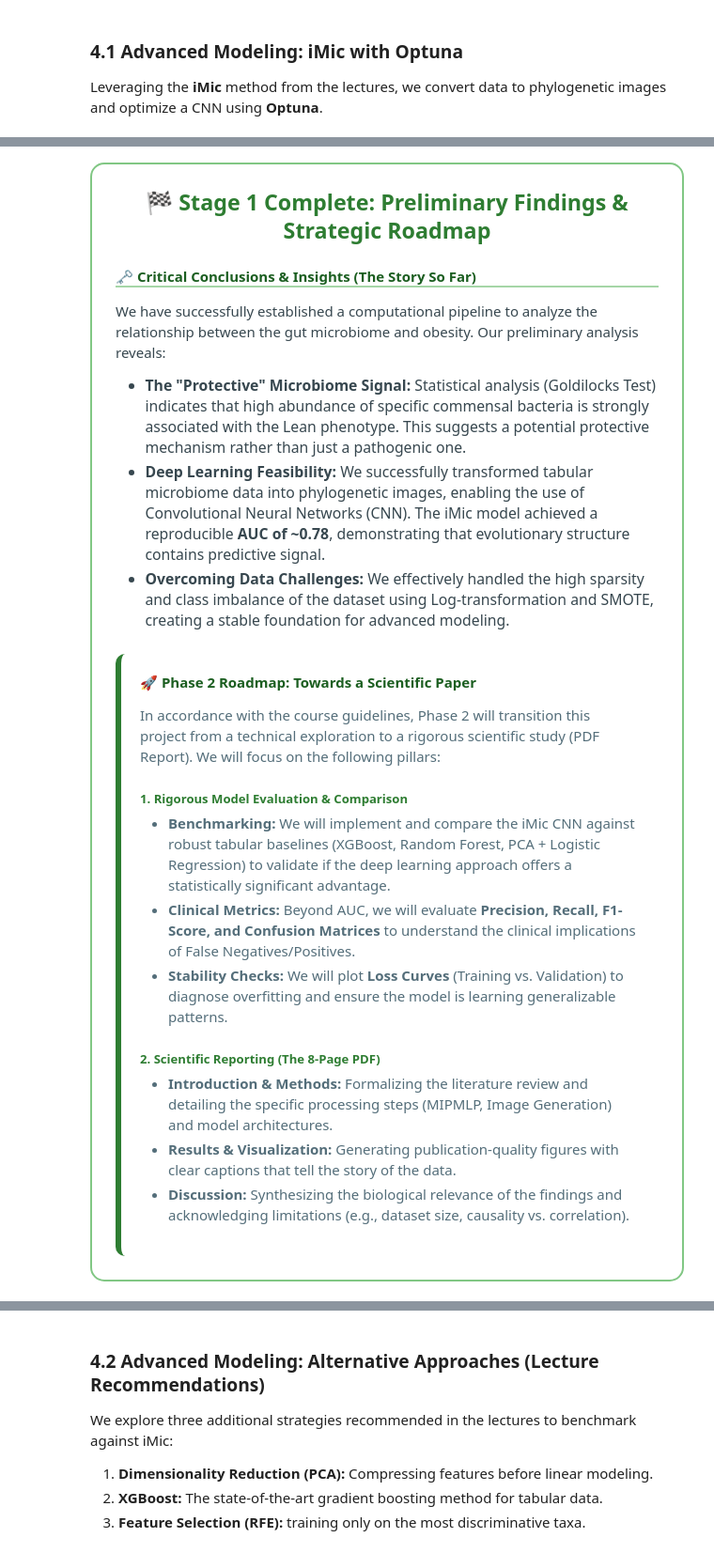
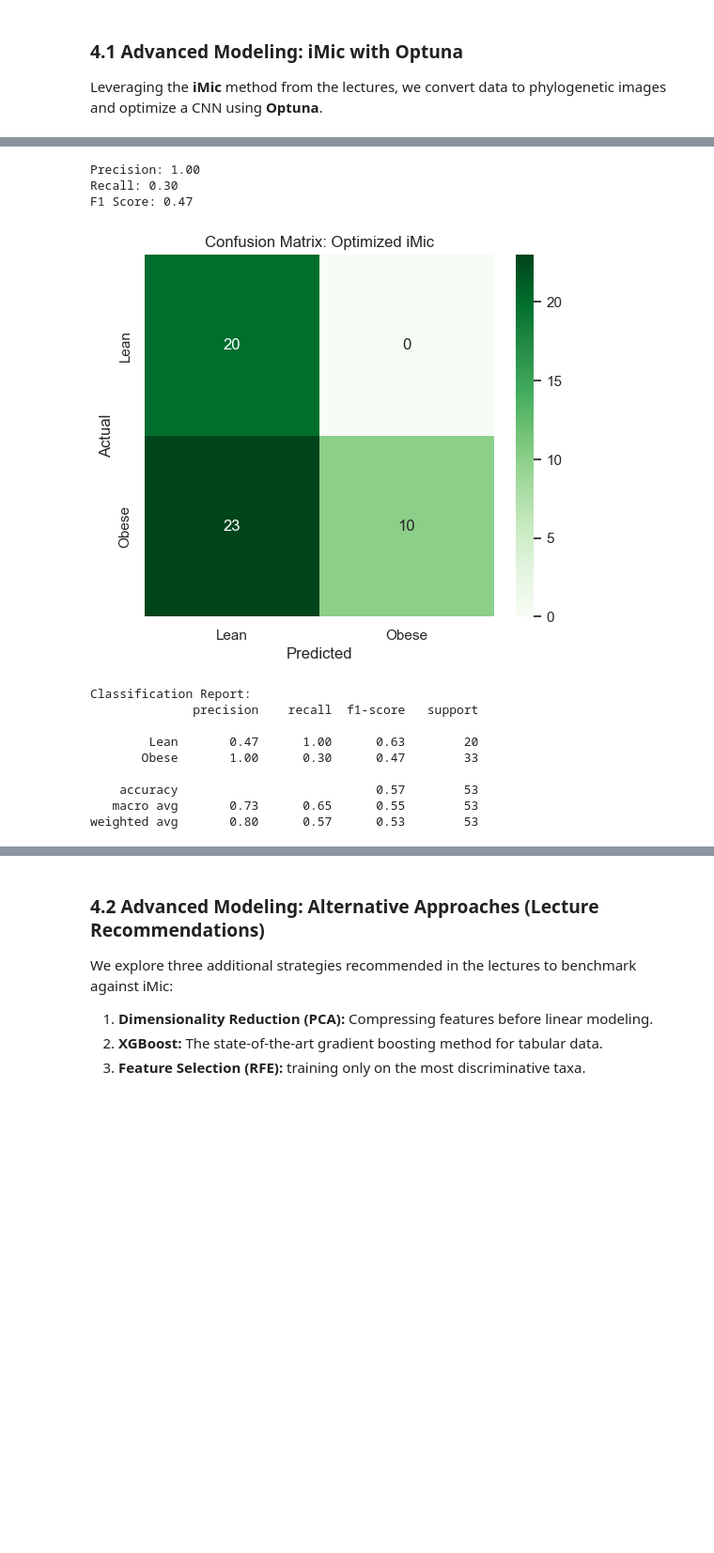
Before and after one commit to lior-benjman/Obesity-gut-bacterial, a Jupyter notebook: research.ipynb, the cells around one changed output, grey strips where cells are left out. Shown at 94% size. Drawn from its saved outputs; the diff is of its cells as text; code cells hidden in the pictures; blank space fills up the shorter version.

Commit message:
iMic
evaluation iMic

```diff
--- a/research.ipynb
+++ b/research.ipynb
@@ -328,31 +352,42 @@ Final iMic AUC: 0.78
-# %% [markdown]
-<div style="padding: 25px; border-radius: 15px; background: linear-gradient(135deg, #e0f2f1 0%, #f1f8e9 100%); border: 2px solid #81c784;">
-    <h2 style="color: #2e7d32; margin-top: 0; text-align: center;">🏁 Stage 1 Complete: Preliminary Findings & Strategic Roadmap</h2>
-    <div style="margin-bottom: 25px;">
-        <h4 style="color: #1b5e20; border-bottom: 2px solid #a5d6a7; padding-bottom: 5px;">🗝️ Critical Conclusions & Insights (The Story So Far)</h4>
-        <p style="color: #37474f;">We have successfully established a computational pipeline to analyze the relationship between the gut microbiome and obesity. Our preliminary analysis reveals:</p>
-        <ul style="color: #37474f; font-size: 1.05em;">
-            <li><b>The "Protective" Microbiome Signal:</b> Statistical analysis (Goldilocks Test) indicates that high abundance of specific commensal bacteria is strongly associated with the Lean phenotype. This suggests a potential protective mechanism rather than just a pathogenic one.</li>
-            <li><b>Deep Learning Feasibility:</b> We successfully transformed tabular microbiome data into phylogenetic images, enabling the use of Convolutional Neural Networks (CNN). The iMic model achieved a reproducible <b>AUC of ~0.78</b>, demonstrating that evolutionary structure contains predictive signal.</li>
-            <li><b>Overcoming Data Challenges:</b> We effectively handled the high sparsity and class imbalance of the dataset using Log-transformation and SMOTE, creating a stable foundation for advanced modeling.</li>
-        </ul>
-    </div>
-    <div style="background: white; padding: 20px; border-radius: 10px; border-left: 6px solid #2e7d32;">
-        <h4 style="color: #1b5e20; margin-top: 0;">🚀 Phase 2 Roadmap: Towards a Scientific Paper</h4>
-        <p style="color: #546e7a; margin-bottom: 10px;">
-            In accordance with the course guidelines, Phase 2 will transition this project from a technical exploration to a rigorous scientific study (PDF Report). We will focus on the following pillars:
-        </p>
-        <h5 style="color: #2e7d32; margin-bottom: 5px;">1. Rigorous Model Evaluation & Comparison</h5>
-        <ul style="color: #546e7a; margin-top: 5px;">
-            <li><b>Benchmarking:</b> We will implement and compare the iMic CNN against robust tabular baselines (XGBoost, Random Forest, PCA + Logistic Regression) to validate if the deep learning approach offers a statistically significant advantage.</li>
-            <li><b>Clinical Metrics:</b> Beyond AUC, we will evaluate <b>Precision, Recall, F1-Score, and Confusion Matrices</b> to understand the clinical implications of False Negatives/Positives.</li>
-            <li><b>Stability Checks:</b> We will plot <b>Loss Curves</b> (Training vs. Validation) to diagnose overfitting and ensure the model is learning generalizable patterns.</li>
-        </ul>
-        <h5 style="color: #2e7d32; margin-bottom: 5px;">2. Scientific Reporting (The 8-Page PDF)</h5>
-        <ul style="color: #546e7a; margin-top: 5px;">
-            <li><b>Introduction & Methods:</b> Formalizing the literature review and detailing the specific processing steps (MIPMLP, Image Generation) and model architectures.</li>
-            <li><b>Results & Visualization:</b> Generating publication-quality figures with clear captions that tell the story of the data.</li>
-            <li><b>Discussion:</b> Synthesizing the biological relevance of the findings and acknowledging limitations (e.g., dataset size, causality vs. correlation).</li>
-        </ul>
-    </div>
-</div>
+# %%
+# 4.1.1 Detailed Evaluation: Confusion Matrix & Clinical Metrics
+from sklearn.metrics import precision_score, recall_score, f1_score
+
+# Convert probabilities to binary predictions (threshold = 0.5)
+y_pred_bin = (np.array(preds) > 0.5).astype(int)
+
+# Calculate metrics
+precision = precision_score(acts, y_pred_bin)
+recall = recall_score(acts, y_pred_bin)
+f1 = f1_score(acts, y_pred_bin)
+
+print(f"Precision: {precision:.2f}")
+print(f"Recall: {recall:.2f}")
+print(f"F1 Score: {f1:.2f}")
+
+# Plot Confusion Matrix
+cm = confusion_matrix(acts, y_pred_bin)
+plt.figure(figsize=(6, 5))
+sns.heatmap(cm, annot=True, fmt='d', cmap='Greens', xticklabels=['Lean', 'Obese'], yticklabels=['Lean', 'Obese'])
+plt.xlabel('Predicted')
+plt.ylabel('Actual')
+plt.title('Confusion Matrix: Optimized iMic')
+plt.show()
+
+# Print full classification report
+print("\nClassification Report:")
+print(classification_report(acts, y_pred_bin, target_names=['Lean', 'Obese']))
+# %% [output]
+Precision: 1.00
+Recall: 0.30
+F1 Score: 0.47
+[figure, added]
+Classification Report:
+              precision    recall  f1-score   support
+
+        Lean       0.47      1.00      0.63        20
+       Obese       1.00      0.30      0.47        33
+
+    accuracy                           0.57        53
+   macro avg       0.73      0.65      0.55        53
+weighted avg       0.80      0.57      0.53        53
```
Also changed, not shown: parts of 7 cells of this notebook, 21 other files.
